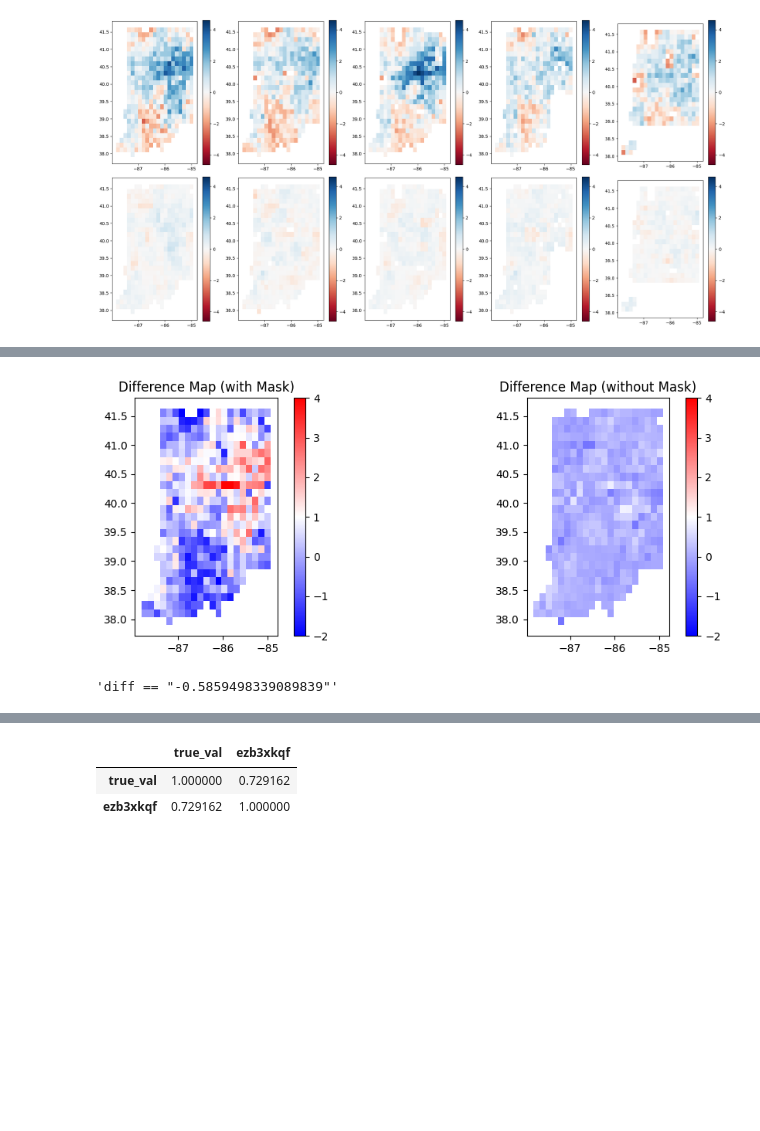
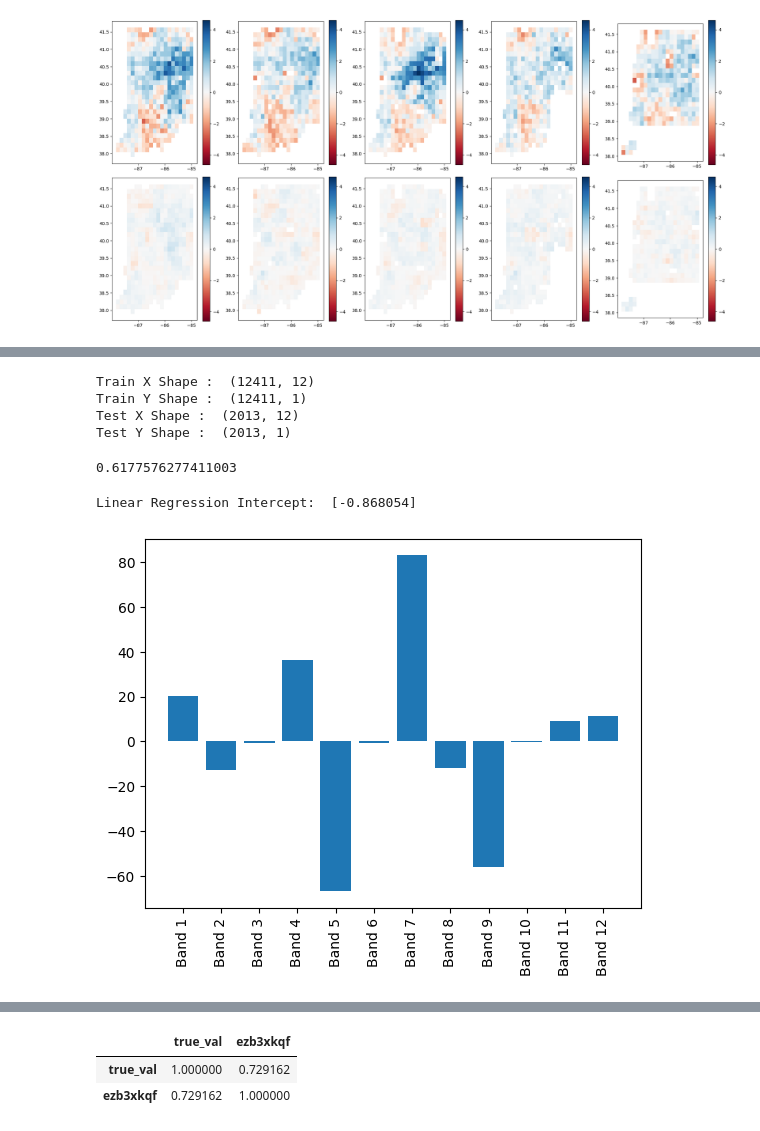
Before and after one commit to Arun-1997/Msc_Thesis, a Jupyter notebook: CNN_evaluate_analysis.ipynb, the cells around one changed output, grey strips where cells are left out. Cells and saved outputs as stored; diff of their text form; code cells hidden in the pictures; blank space fills up the shorter version.

```diff
--- a/CNN_evaluate_analysis.ipynb
+++ b/CNN_evaluate_analysis.ipynb
@@ -156,19 +155,56 @@ ev_gdf_0.plot(column = "diff",ax=ax[2],legend = True,cmap="bwr")
 # %%
-fig,ax = plt.subplots(1,2,figsize=(12,4))
-ax[0].set_title("Difference Map (with Mask)")
+# fig,ax = plt.subplots(1,2,figsize=(12,4))
+# ax[0].set_title("Difference Map (with Mask)")
 
-ev_gdf_0["diff"] = ev_gdf_0["true_val"] - ev_gdf_0[model_id0]
-ev_gdf_0.plot(column = "diff",ax=ax[0],legend = True,cmap="bwr",vmin=-2,vmax=4)
+# ev_gdf_0["diff"] = ev_gdf_0["true_val"] - ev_gdf_0[model_id0]
+# ev_gdf_0.plot(column = "diff",ax=ax[0],legend = True,cmap="bwr",vmin=-2,vmax=4)
 
-ax[1].set_title("Difference Map (without Mask)")
-ev_gdf["diff"] = ev_gdf["true_val"] - ev_gdf[model_id]
-ev_gdf.plot(column = "diff",ax=ax[1],legend = True,cmap="bwr",vmin=-2,vmax=4)
+# ax[1].set_title("Difference Map (without Mask)")
+# ev_gdf["diff"] = ev_gdf["true_val"] - ev_gdf[model_id]
+# ev_gdf.plot(column = "diff",ax=ax[1],legend = True,cmap="bwr",vmin=-2,vmax=4)
 
 
-plt.savefig("Output/Evaluation/difference_plot.png")
+# plt.savefig("Output/Evaluation/difference_plot.png")
-# %% [output]
-[figure, removed]
 # %%
-'diff == "'+str(ev_gdf_0["diff"].min())+'"'
+# 'diff == "'+str(ev_gdf_0["diff"].min())+'"'
-# %% [output]
-'diff == "-0.5859498339089839"'
+# %%
+from sklearn.linear_model import LinearRegression
+from sklearn.metrics import mean_squared_error
+nomask_train_df = pd.read_csv("Output/saliency_maps_analysis/nomask/bands_mean_per_patch_train.csv")
+nomask_test_df = pd.read_csv("Output/saliency_maps_analysis/nomask/bands_mean_per_patch_test.csv")
+nomask_train_df.columns = ["patch_name","1","2","3","4","5","6","7","8","9","10","11","12"]
+nomask_test_df.columns = ["patch_name","1","2","3","4","5","6","7","8","9","10","11","12"]
+
+
+target_df = gpd.read_file("Input/Target/concat/target_yield.shp")
+nomask_train_df_merged = target_df.merge(nomask_train_df, on="patch_name")
+nomask_test_df_merged = target_df.merge(nomask_test_df, on="patch_name")
+nomask_train_x = nomask_train_df_merged.loc[:,["1","2","3","4","5","6","7","8","9","10","11","12"]]
+nomask_train_y = nomask_train_df_merged.loc[:,["ykg_by_e7"]]
+nomask_test_x = nomask_test_df_merged.loc[:,["1","2","3","4","5","6","7","8","9","10","11","12"]]
+nomask_test_y = nomask_test_df_merged.loc[:,["ykg_by_e7"]]
+print("Train X Shape : ",nomask_train_x.shape)
+print("Train Y Shape : ",nomask_train_y.shape)
+print("Test X Shape : ",nomask_test_x.shape)
+print("Test Y Shape : ",nomask_test_y.shape)
+# %% [output]
+Train X Shape :  (12411, 12)
+Train Y Shape :  (12411, 1)
+Test X Shape :  (2013, 12)
+Test Y Shape :  (2013, 1)
+# %%
+reg2 = LinearRegression().fit(nomask_train_x, nomask_train_y)
+reg2.score(nomask_train_x, nomask_train_y)
+# %% [output]
+0.6177576277411003
+# %%
+print("Linear Regression Intercept: ",reg2.intercept_)
+importance = reg2.coef_.reshape(-1)
+bands = ["Band "+str(x+1) for x in range(len(importance))]
+# fig = plt.figure(1, [12, 5])
+plt.bar(bands, importance,width=0.8)
+plt.xticks(bands,rotation="vertical")
+plt.show()
+# %% [output]
+Linear Regression Intercept:  [-0.868054]
+[figure, added]
```
Also changed, not shown: parts of 15 cells of this notebook, 4 other files.
